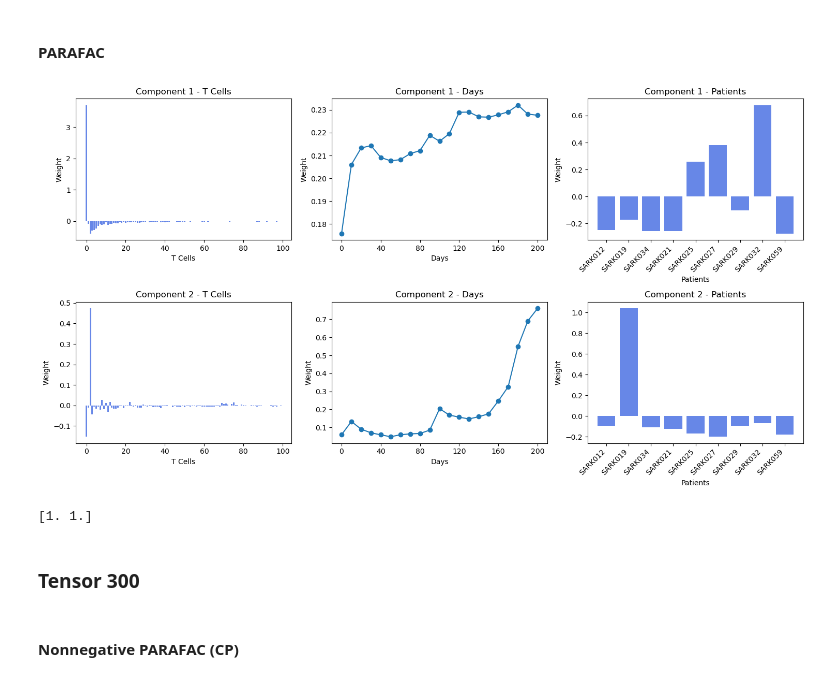
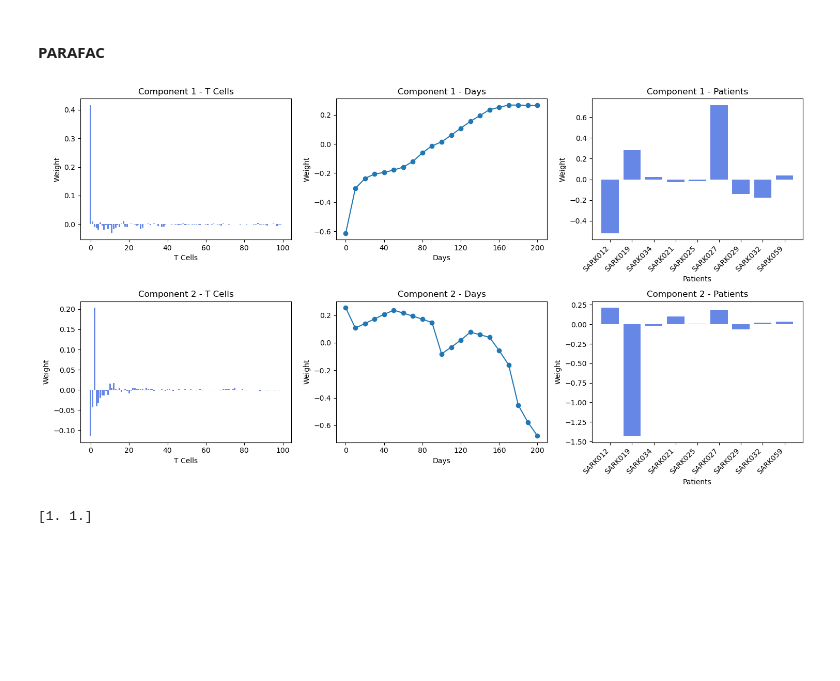
Before and after one commit to pablovadillo/Tensordecomposition, a Jupyter notebook: CP_decomposition.ipynb, the cells around one changed output. Cells and saved outputs as stored; diff of their text form; code cells hidden in the pictures; blank space fills up the shorter version.

```diff
--- a/CP_decomposition.ipynb
+++ b/CP_decomposition.ipynb
@@ -291,15 +207,11 @@ print(weights_200)
 #### PARAFAC
 # %%
 tensor_200_cent = tl.tensor(tensor_200_cent)
-weights_200_cent, factors_200_cent = parafac(tensor_200_cent, rank=2, normalize_factors=False)
+weights_200_cent, factors_200_cent = parafac(tensor_200_cent, rank=2, orthogonalise=True)
 patients = ['SARK012', 'SARK019', 'SARK034', 'SARK021', 'SARK025',
             'SARK027', 'SARK029', 'SARK032', 'SARK059']
 decomposition_visualization(factors_200_cent, patients)
 print(weights_200_cent)
 # %% [output]
-[figure, old version]
+[figure, new version]
 [1. 1.]
-# %% [markdown]
-### Tensor 300
-# %% [markdown]
-#### Nonnegative PARAFAC (CP)
```
Also changed, not shown: parts of 33 cells of this notebook, 8 other files.
